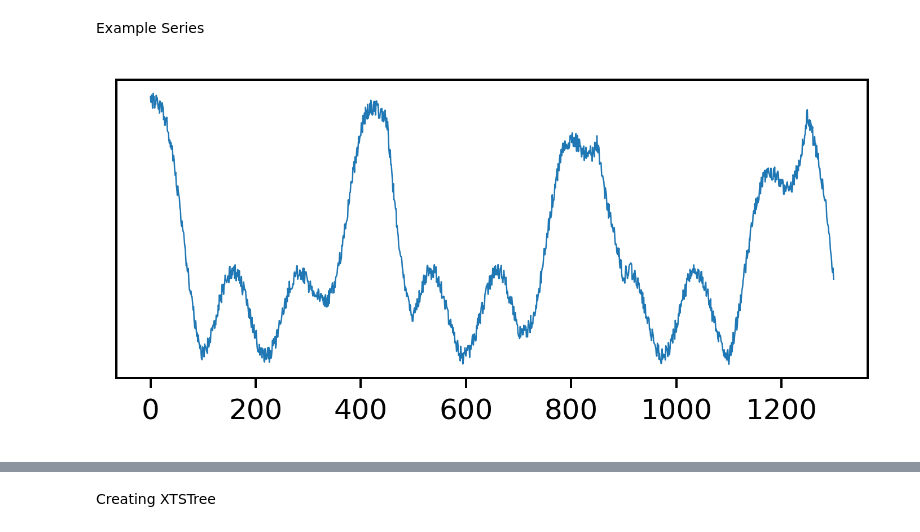
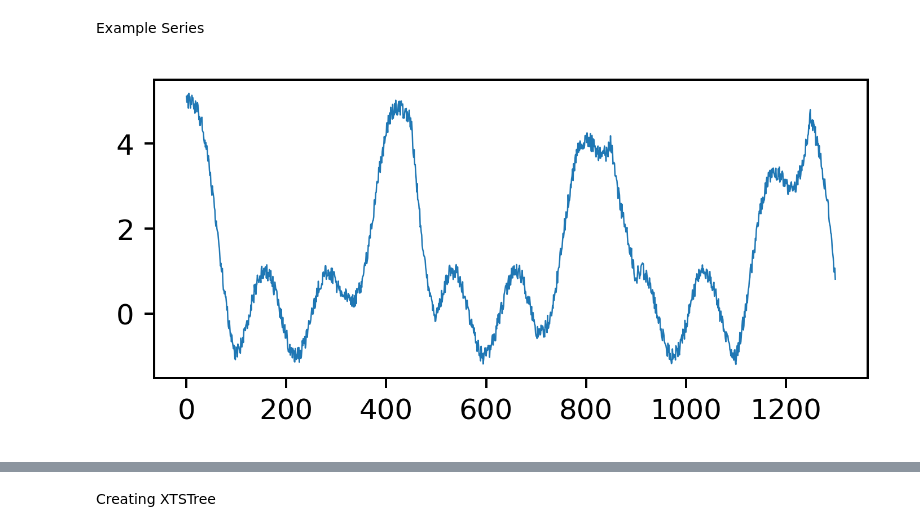
Before and after one commit to BobVitorBob/XTSTree, a Jupyter notebook: usage_example.ipynb, the cells around one changed output, grey strips where cells are left out. Cells and saved outputs as stored; diff of their text form; code cells hidden in the pictures.

```diff
--- a/usage_example.ipynb
+++ b/usage_example.ipynb
@@ -9,23 +11,25 @@ Example Series
 # %%
 generator = np.random.default_rng(42)
 
 series = np.concatenate([
   np.array(generator.uniform(-0.2, 0.2, 100)) + np.linspace(0, 5, 100)[::-1],
 
   np.array(generator.uniform(-0.2, 0.2, 200)),
   np.array(generator.uniform(-0.2, 0.2, 150)) + np.linspace(0, 5, 150),
   np.array(generator.uniform(-0.2, 0.2, 50)) + np.linspace(0, 5, 50)[::-1],
 
   np.array(generator.uniform(-0.2, 0.2, 200)),
   np.array(generator.uniform(-0.2, 0.2, 150)) + np.linspace(0, 5, 150),
   np.array(generator.uniform(-0.2, 0.2, 50)) + np.linspace(0, 5, 50)[::-1],
 
   np.array(generator.uniform(-0.2, 0.2, 200)),
   np.array(generator.uniform(-0.2, 0.2, 150)) + np.linspace(0, 5, 150),
   np.array(generator.uniform(-0.2, 0.2, 50)) + np.linspace(0, 5, 50)[::-1],
 ])
 series = series + np.sin([i/20 for i in range(len(series))])
-
-plot(series, show_axis=(True, False))
+series = series
+plot(series,
+    # show_axis=(False, False), frame=False, save=True, img_name='./imagens_quali/serie_toy.jpeg'
+  )
 # %% [output]
-[figure, old version]
+[figure, new version]
```
Also changed, not shown: parts of 18 cells of this notebook, 7 other files.
